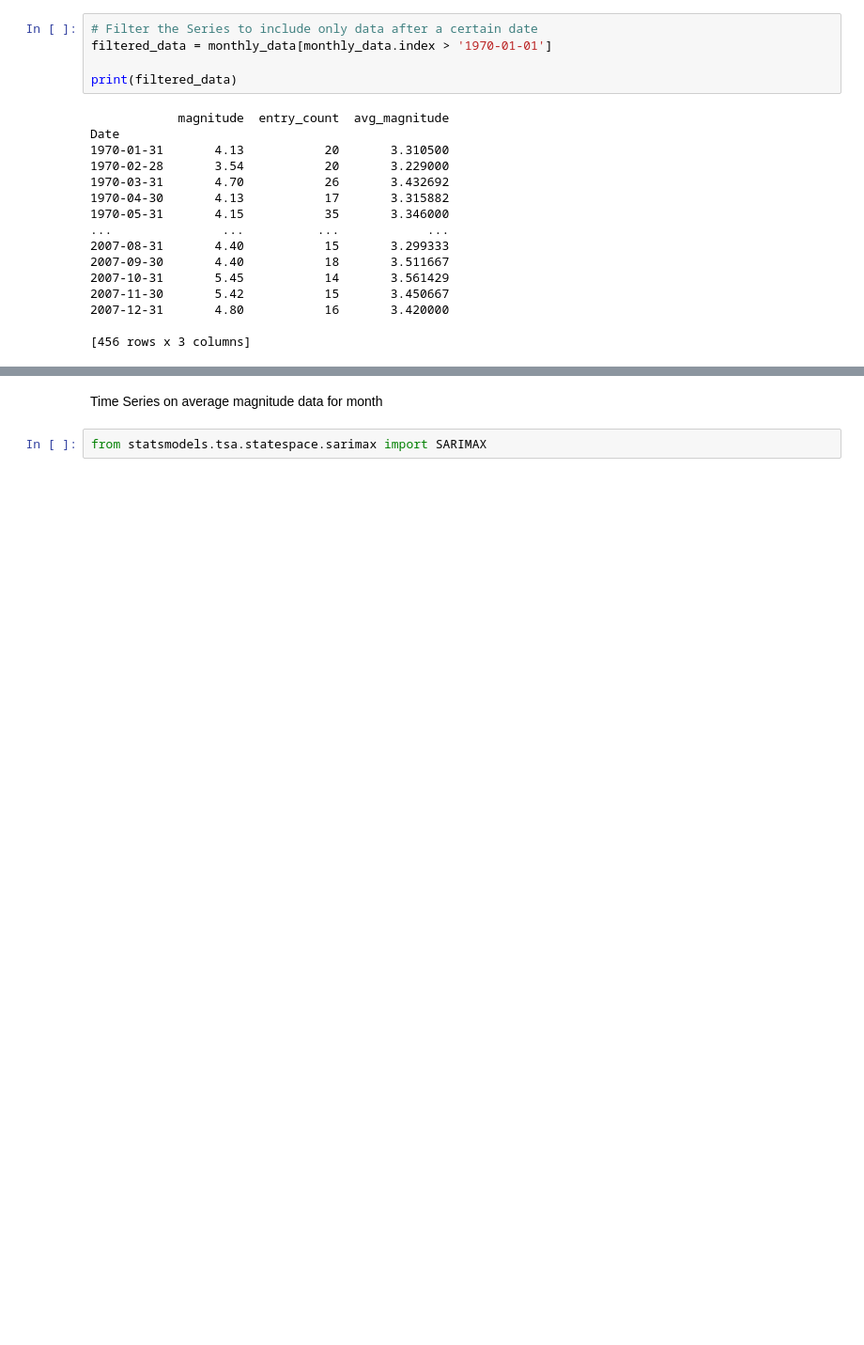
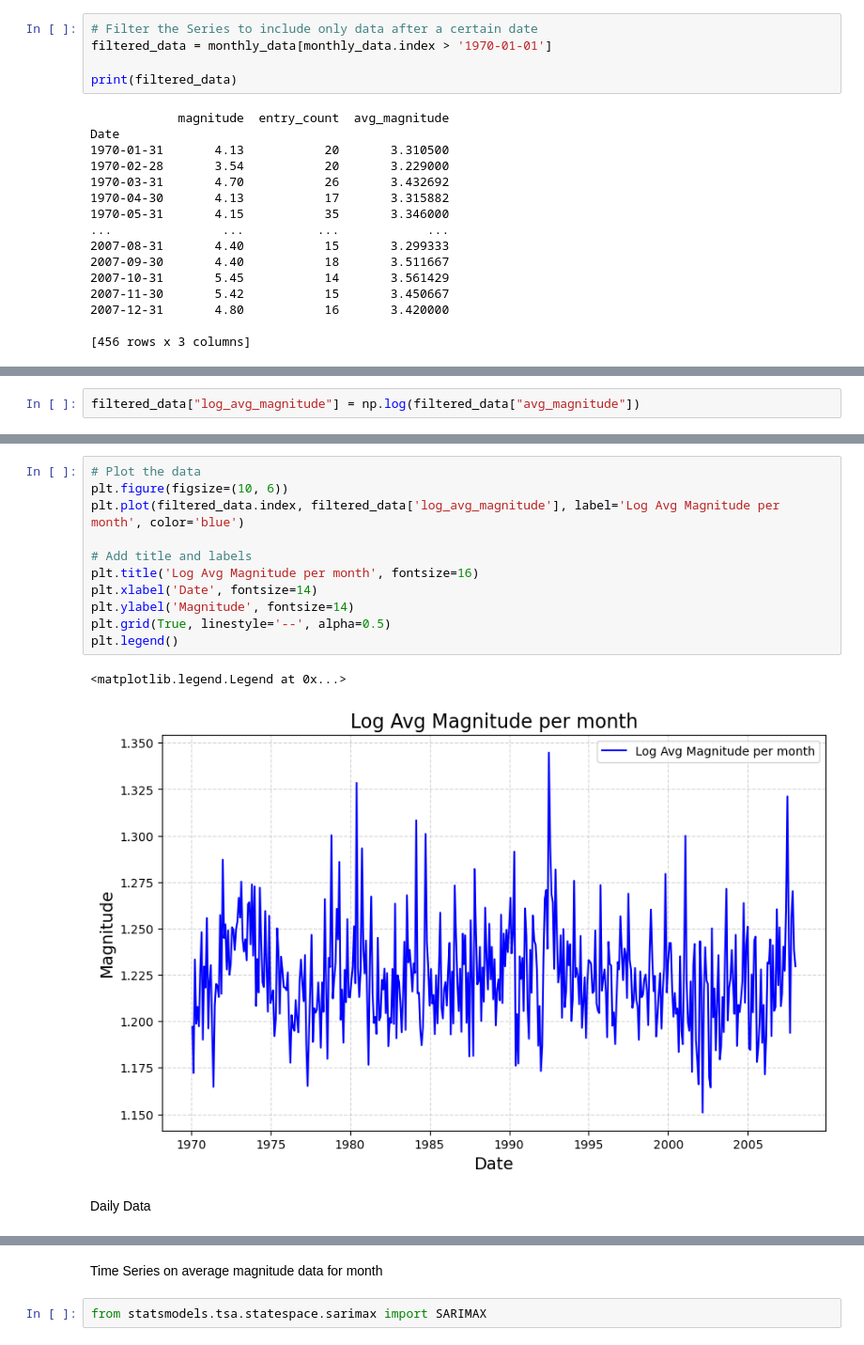
Before and after one commit to Piotrek2133/Earthquake_detection, a Jupyter notebook: time_series.ipynb, the cells around one changed output, grey strips where cells are left out. Shown at 94% size. Cells and saved outputs as stored; diff of their text form; blank space fills up the shorter version.

```diff
--- a/time_series.ipynb
+++ b/time_series.ipynb
@@ -147,0 +148,2 @@ plt.legend()
+# %%
+filtered_data["log_avg_magnitude"] = np.log(filtered_data["avg_magnitude"])
@@ -147,0 +173,16 @@ plt.legend()
+# %%
+# Plot the data
+plt.figure(figsize=(10, 6))
+plt.plot(filtered_data.index, filtered_data['log_avg_magnitude'], label='Log Avg Magnitude per month', color='blue')
+
+# Add title and labels
+plt.title('Log Avg Magnitude per month', fontsize=16)
+plt.xlabel('Date', fontsize=14)
+plt.ylabel('Magnitude', fontsize=14)
+plt.grid(True, linestyle='--', alpha=0.5)
+plt.legend()
+# %% [output]
+<matplotlib.legend.Legend at 0x...>
+[figure, added]
+# %% [markdown]
+Daily Data
```
Also changed, not shown: parts of 19 cells of this notebook, 8 other files.
